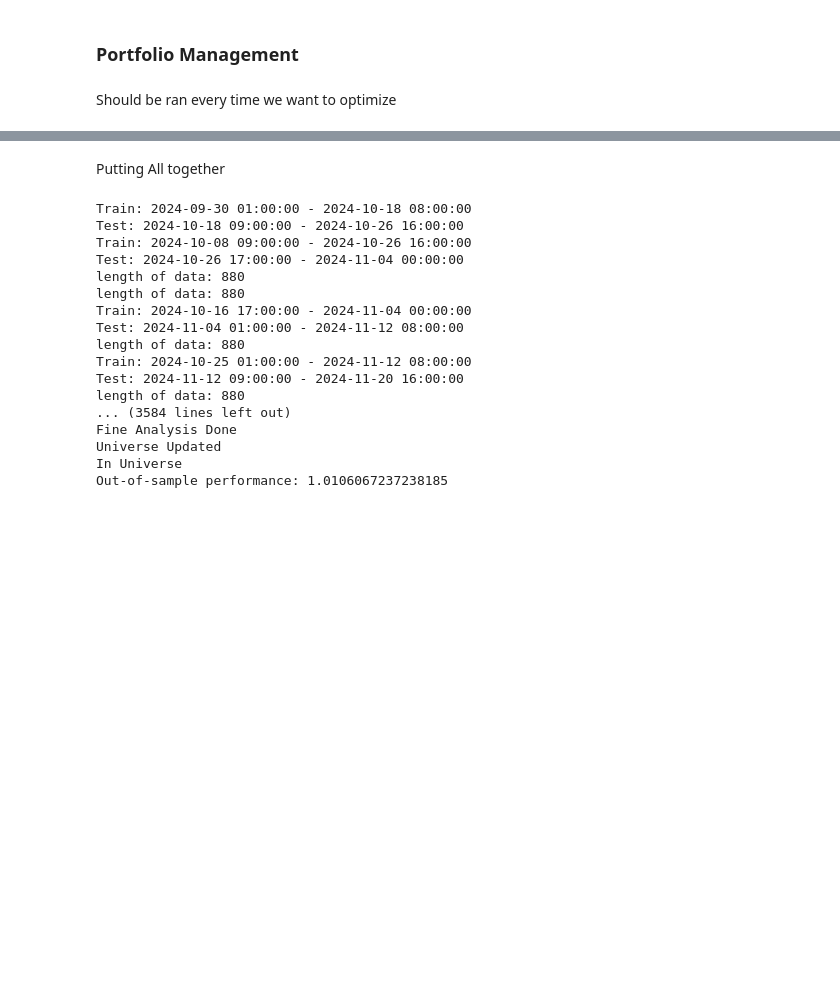
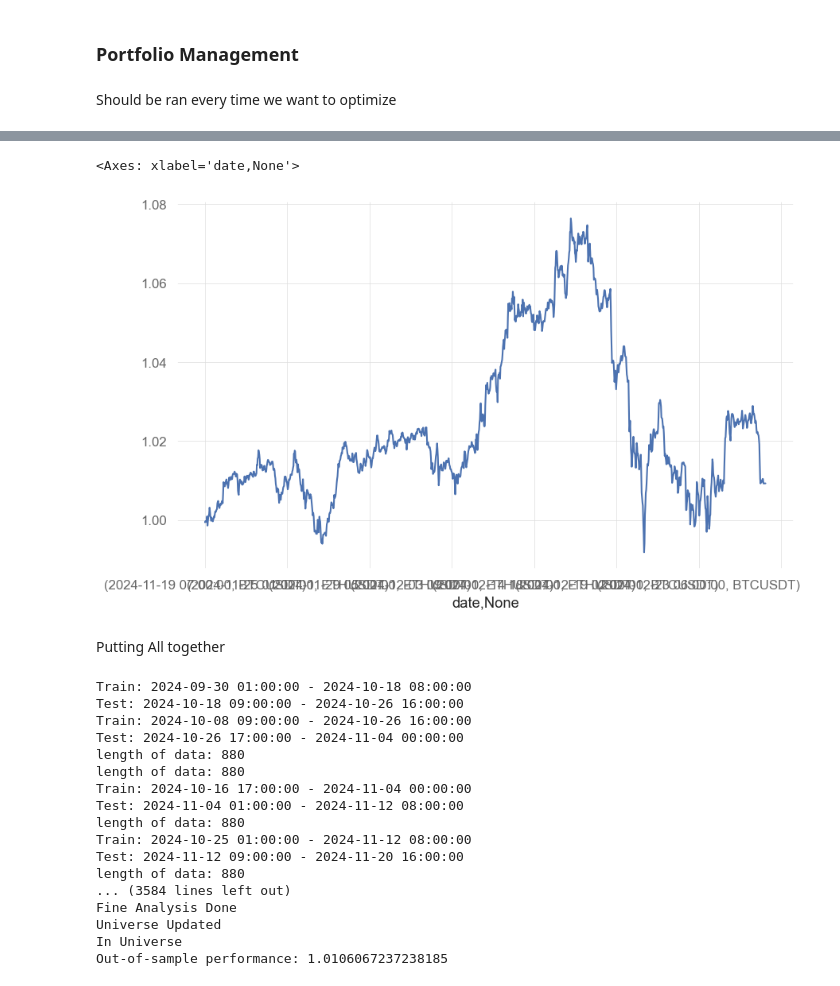
Before and after one commit to YassinKhanji/Portfolio_1, a Jupyter notebook: Technical_Portfolio/Deployment/deploy.ipynb, the cells around one changed output, grey strips where cells are left out. Saved outputs shown, nothing was run; the diff lists cells and outputs as text; code cells hidden in the pictures; blank space fills up the shorter version.

```diff
--- a/Technical_Portfolio/Deployment/deploy.ipynb
+++ b/Technical_Portfolio/Deployment/deploy.ipynb
@@ -535,3 +556,8 @@ mr_strat_1.results.cstrategy.plot()
+# %%
+tf_strat_1.results.cstrategy.plot()
+# %% [output]
+<Axes: xlabel='date,None'>
+[figure, added]
 # %%
 #Run the WFO for each strategy (but the cash strategy)
 for key, value in strategy_map.items():
```
Also changed, not shown: parts of 11 cells of this notebook, 2 other files.
